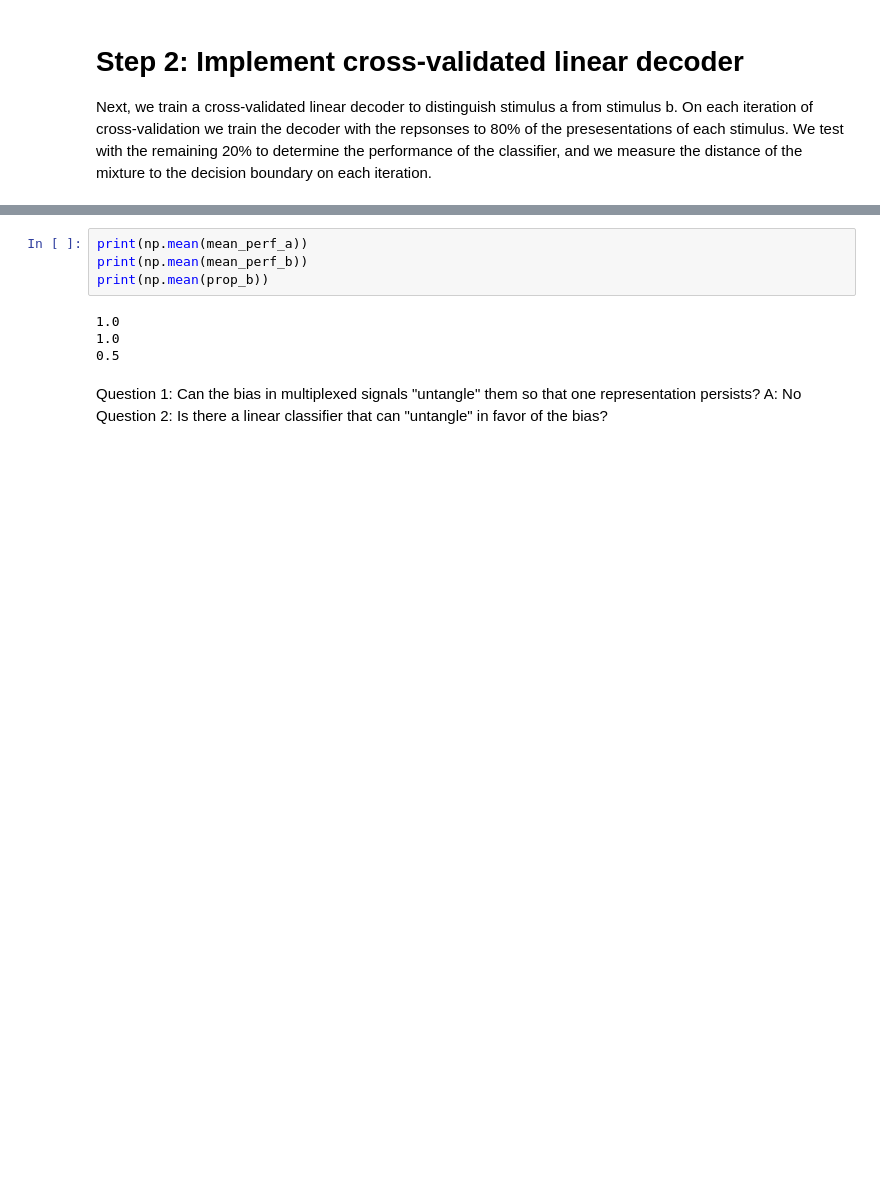
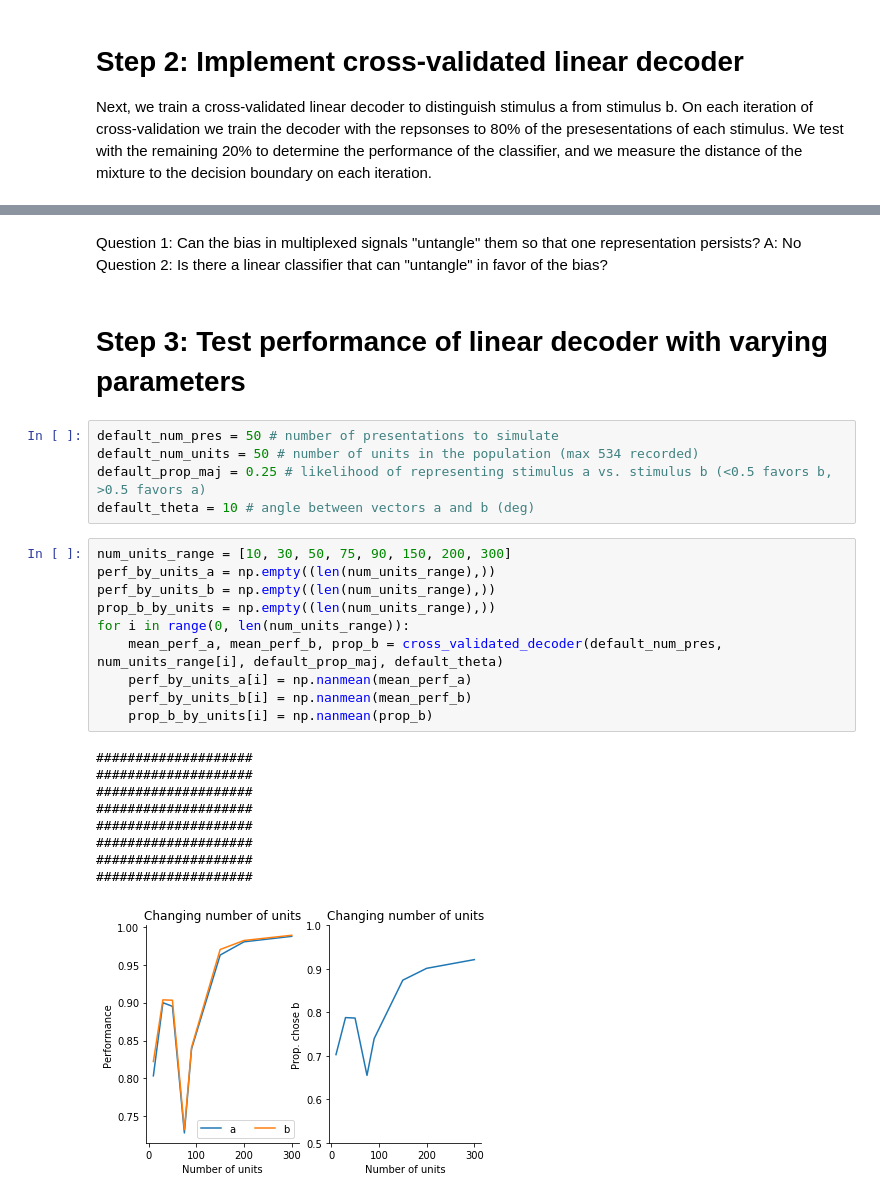
Before and after one commit to chacker17/CSHL22_courseProject, a Jupyter notebook: Multiplexing and population codes.ipynb, the cells around one changed output, grey strips where cells are left out. Cells and saved outputs as stored; diff of their text form; blank space fills up the shorter version.

```diff
--- a/Multiplexing and population codes.ipynb
+++ b/Multiplexing and population codes.ipynb
@@ -163,11 +174,30 @@ for i in range(0, num_itr):
-# %%
-print(np.mean(mean_perf_a))
-print(np.mean(mean_perf_b))
-print(np.mean(prop_b))
-# %% [output]
-1.0
-1.0
-0.5
 # %% [markdown]
 Question 1: Can the bias in multiplexed signals "untangle" them so that one representation persists? A: No
 Question 2: Is there a linear classifier that can "untangle" in favor of the bias?
+# %% [markdown]
+# Step 3: Test performance of linear decoder with varying parameters
+# %%
+default_num_pres = 50 # number of presentations to simulate
+default_num_units = 50 # number of units in the population (max 534 recorded)
+default_prop_maj = 0.25 # likelihood of representing stimulus a vs. stimulus b (<0.5 favors b, >0.5 favors a)
+default_theta = 10 # angle between vectors a and b (deg)
+# %%
+num_units_range = [10, 30, 50, 75, 90, 150, 200, 300]
+perf_by_units_a = np.empty((len(num_units_range),))
+perf_by_units_b = np.empty((len(num_units_range),))
+prop_b_by_units = np.empty((len(num_units_range),))
+for i in range(0, len(num_units_range)):
+    mean_perf_a, mean_perf_b, prop_b = cross_validated_decoder(default_num_pres, num_units_range[i], default_prop_maj, default_theta)
+    perf_by_units_a[i] = np.nanmean(mean_perf_a)
+    perf_by_units_b[i] = np.nanmean(mean_perf_b)
+    prop_b_by_units[i] = np.nanmean(prop_b)
+# %% [output]
+####################
+####################
+####################
+####################
+####################
+####################
+####################
+####################
+[figure, added]
```
Also changed, not shown: parts of 9 cells of this notebook.
